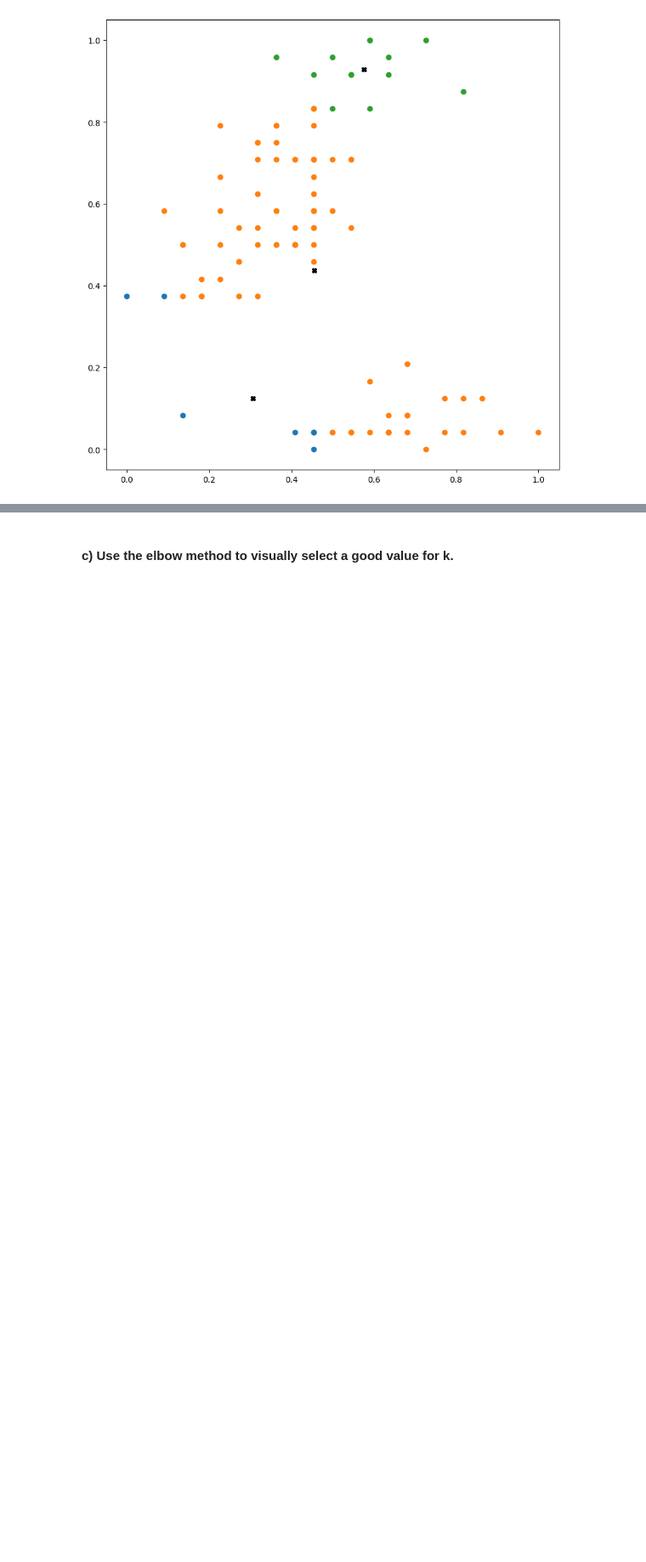
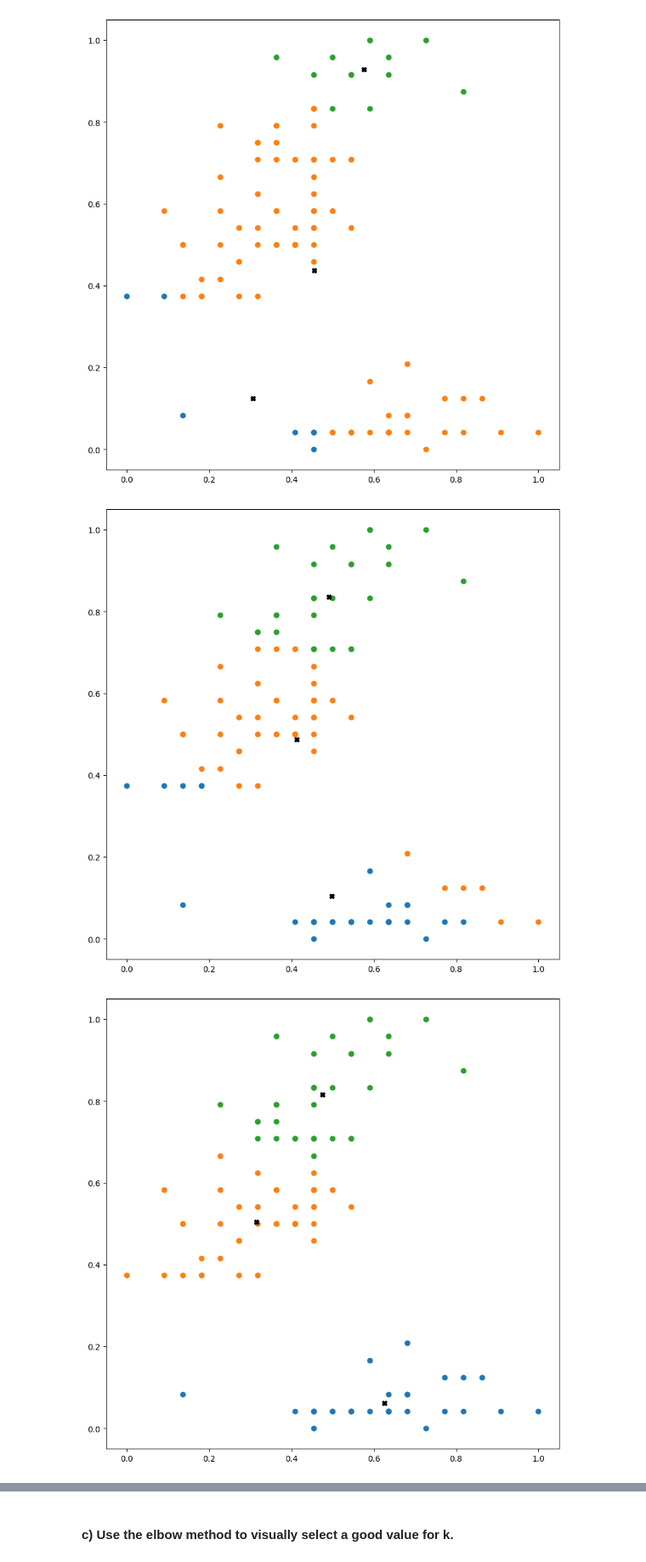
Before and after one commit to TheodoreQuansah/clustering-exercises, a Jupyter notebook: modeling.ipynb, the cells around one changed output, grey strips where cells are left out. Shown: that part at 85% size. Drawn from its saved outputs; the diff is of its cells as text; code cells hidden in the pictures; blank space fills up the shorter version.

```diff
--- a/modeling.ipynb
+++ b/modeling.ipynb
@@ -125,3 +125,24 @@ for i in centroid.keys():
 plt.show()
 # %% [output]
 [figure]
+# %%
+for i in range(5):
+    # assign the clusters
+    train['cluster'] = assign_clusters()
+    # update the centroids
+    for i in train.cluster.unique():
+        centroid[i] = train[
+            ['sepal_width', 'petal_width', 'cluster']
+        ].groupby('cluster').mean().values[i]
+    # plot the stuff:
+    fig, ax = plt.subplots(1,1, figsize=(10,10))
+    for cluster, subset in train[feats_with_cluster].groupby(
+        'cluster'):
+        ax.scatter(subset['sepal_width'], subset['petal_width'], label=cluster)
+    for i in centroid.keys():
+        # unpack the dimensions associated with the data point in the dictionary
+        ax.plot(*centroid[i], marker='X', c='black')
+    plt.show()
+# %% [output]
+[figure, added]
+[figure, added]
```
Also changed, not shown: parts of 12 cells of this notebook.
